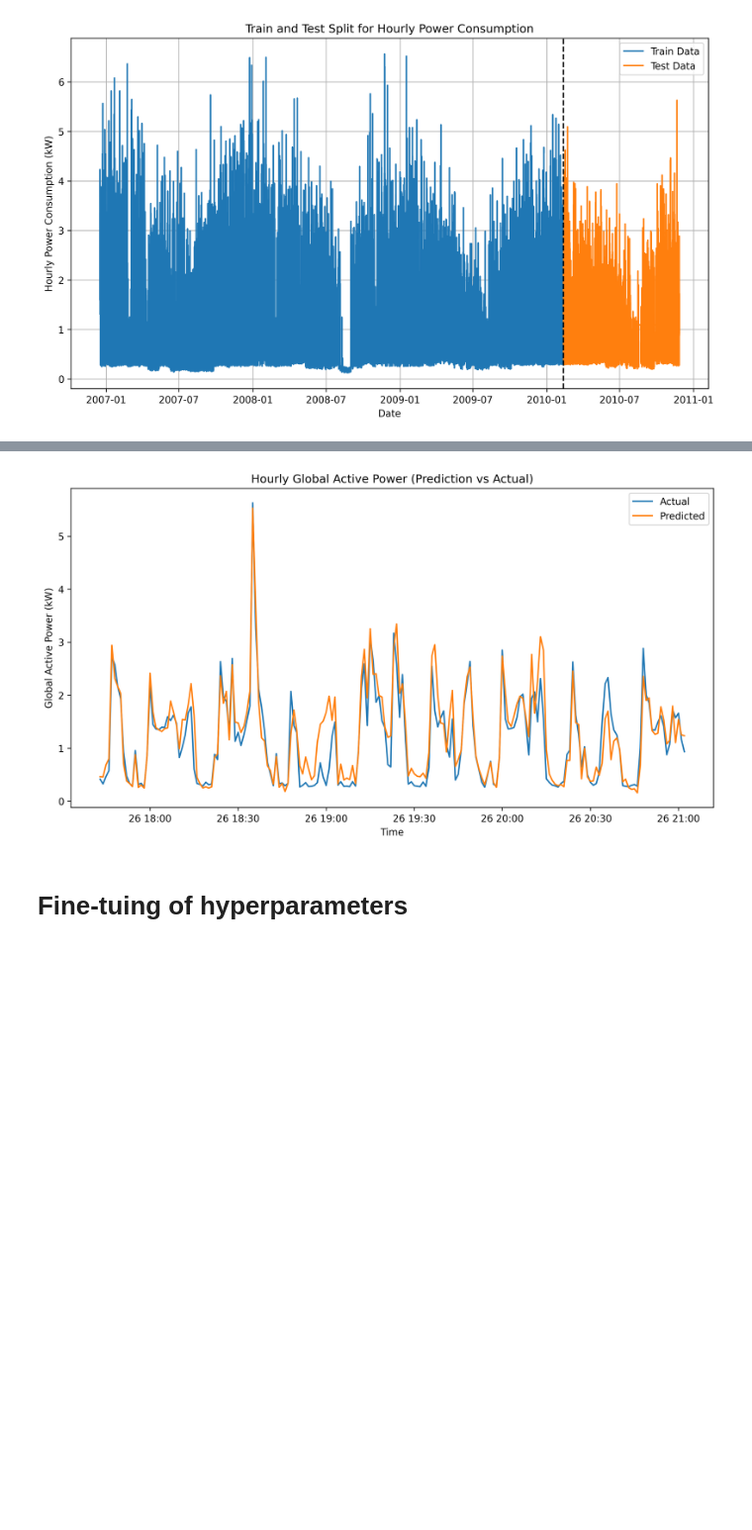
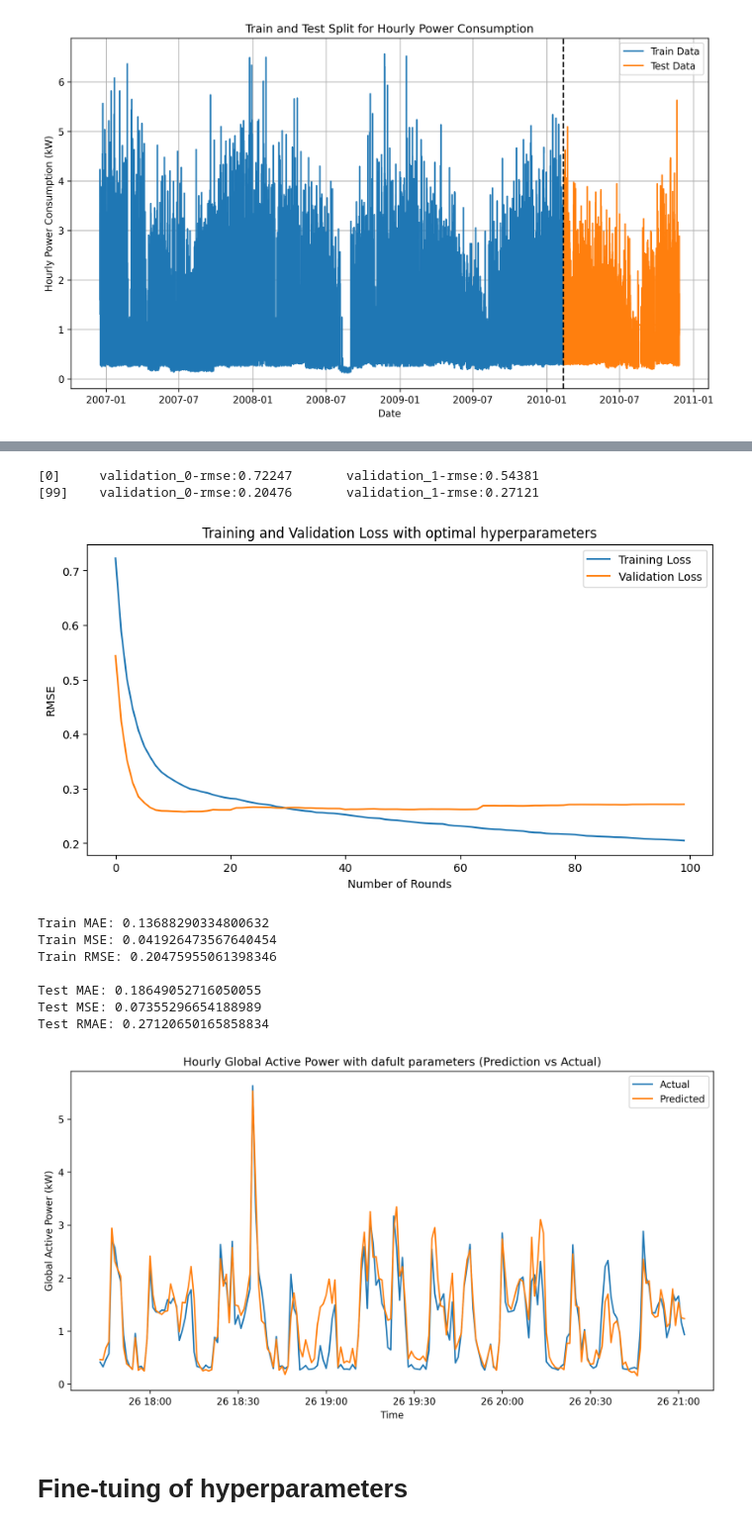
Before and after one commit to samirp92/Final-Year-Project-Time-Series-Forecating-, a Jupyter notebook: XGboost_Ele_Power_Consumption_Forecasting_Student_ID_21072112.ipynb, the cells around one changed output, grey strips where cells are left out. Shown at 99% size. Cells and saved outputs as stored; diff of their text form; code cells hidden in the pictures; blank space fills up the shorter version.

```diff
--- a/XGboost_Ele_Power_Consumption_Forecasting_Student_ID_21072112.ipynb
+++ b/XGboost_Ele_Power_Consumption_Forecasting_Student_ID_21072112.ipynb
@@ -278,15 +250,56 @@ Test Root Mean Squared Error: 0.27120650165858834
-# %%
-# Plot the graph Actual vs Prediction
-plt.figure(figsize=(12, 6), dpi=300)
-plt.plot(df.index[-200:], y_test[-200:], label='Actual')
-plt.plot(df.index[-200:], test_predict[-200:], label='Predicted')
-plt.title('Hourly Global Active Power (Prediction vs Actual)')
-plt.xlabel('Time')
-plt.ylabel('Global Active Power (kW)')
-plt.legend()
-plt.show()
-# %% [output]
-[figure, removed]
+# %%
+# XGboost model with default parameters
+xgb_model = xgb.XGBRegressor()
+
+# Fit the XGboost model
+history = xgb_model.fit(X_train, y_train, eval_set=[(X_train, y_train), (X_test, y_test)], verbose=100)
+
+# Extract the evaluation results
+evals_result = xgb_model.evals_result()
+
+# Plot the training and validation loss
+plt.figure(figsize=(10, 5))
+plt.plot(evals_result['validation_0']['rmse'], label='Training Loss')
+plt.plot(evals_result['validation_1']['rmse'], label='Validation Loss')
+plt.xlabel('Number of Rounds')
+plt.ylabel('RMSE')
+plt.title('Training and Validation Loss with optimal hyperparameters')
+plt.legend()
+plt.show()
+
+# Predictions with the model
+train_predict = xgb_model.predict(X_train)
+test_predict = xgb_model.predict(X_test)
+
+# Calculate evaluation metrics
+print('\nTrain MAE:', mean_absolute_error(y_train, train_predict))
+print('Train MSE:', mean_squared_error(y_train, train_predict))
+print('Train RMSE:',np.sqrt(mean_squared_error(y_train, train_predict)))
+print('\nTest MAE:', mean_absolute_error(y_test, test_predict))
+print('Test MSE:', mean_squared_error(y_test, test_predict))
+print('Test RMAE:',np.sqrt(mean_squared_error(y_test, test_predict)))
+
+# Plot the graph Actual vs Prediction
+plt.figure(figsize=(12, 6), dpi=300)
+plt.plot(df.index[-200:], y_test[-200:], label='Actual')
+plt.plot(df.index[-200:], test_predict[-200:], label='Predicted')
+plt.title('Hourly Global Active Power with dafult parameters (Prediction vs Actual)')
+plt.xlabel('Time')
+plt.ylabel('Global Active Power (kW)')
+plt.legend()
+plt.show()
+# %% [output]
+[0]     validation_0-rmse:0.72247       validation_1-rmse:0.54381
+[99]    validation_0-rmse:0.20476       validation_1-rmse:0.27121
+[figure, added]
+Train MAE: 0.13688290334800632
+Train MSE: 0.041926473567640454
+Train RMSE: 0.20475955061398346
+
+Test MAE: 0.18649052716050055
+Test MSE: 0.07355296654188989
+Test RMAE: 0.27120650165858834
+[figure, added]
 # %% [markdown]
 # Fine-tuing of hyperparameters
 # %% [markdown]
```
Also changed, not shown: parts of 11 cells of this notebook.
